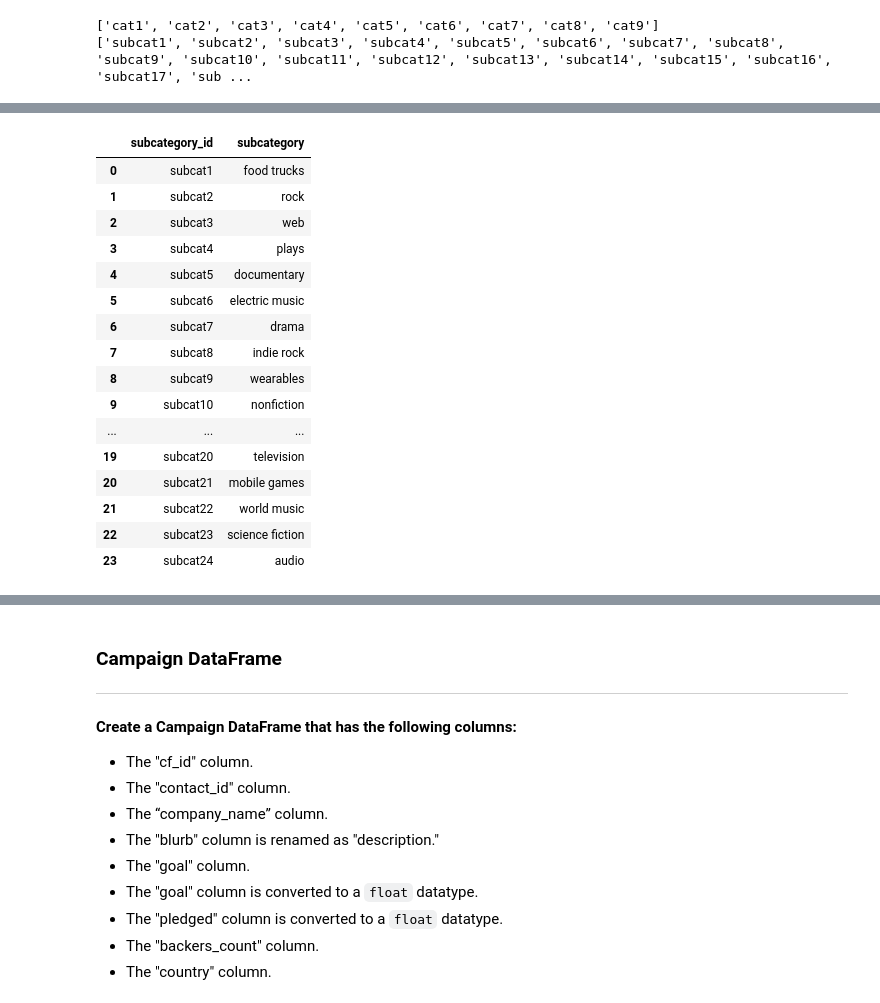
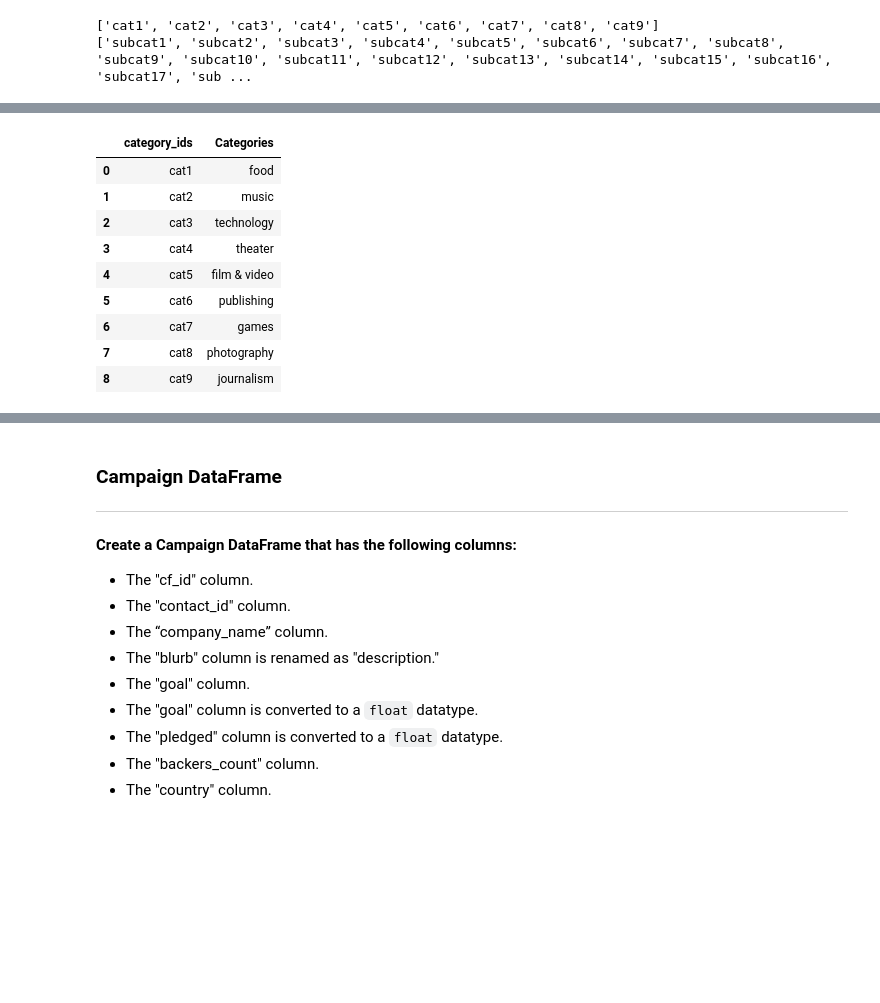
Before and after one commit to mehdikhaku/Crowdfunding_ETL, a Jupyter notebook: Starter_Files/ETL_Mini_Project_MKhaku_JFoster.ipynb, the cells around one changed output, grey strips where cells are left out. Saved outputs shown, nothing was run; the diff lists cells and outputs as text; code cells hidden in the pictures; blank space fills up the shorter version.

```diff
--- a/Starter_Files/ETL_Mini_Project_MKhaku_JFoster.ipynb
+++ b/Starter_Files/ETL_Mini_Project_MKhaku_JFoster.ipynb
@@ -132,20 +129,13 @@ category_df
-# %%
-subcategory_df
-# %% [output]
-|  | subcategory_id | subcategory |
-| 0 | subcat1 | food trucks |
-| 1 | subcat2 | rock |
-| 2 | subcat3 | web |
-| 3 | subcat4 | plays |
-| 4 | subcat5 | documentary |
-| 5 | subcat6 | electric music |
-| 6 | subcat7 | drama |
-| 7 | subcat8 | indie rock |
-| 8 | subcat9 | wearables |
-| 9 | subcat10 | nonfiction |
-| ... | ... | ... |
-| 19 | subcat20 | television |
-| 20 | subcat21 | mobile games |
-| 21 | subcat22 | world music |
-| 22 | subcat23 | science fiction |
-| 23 | subcat24 | audio |
+# %%
+cat_df
+# %% [output]
+|  | category_ids | Categories |
+| 0 | cat1 | food |
+| 1 | cat2 | music |
+| 2 | cat3 | technology |
+| 3 | cat4 | theater |
+| 4 | cat5 | film & video |
+| 5 | cat6 | publishing |
+| 6 | cat7 | games |
+| 7 | cat8 | photography |
+| 8 | cat9 | journalism |
```
Also changed, not shown: parts of 6 cells of this notebook, 2 other files.
